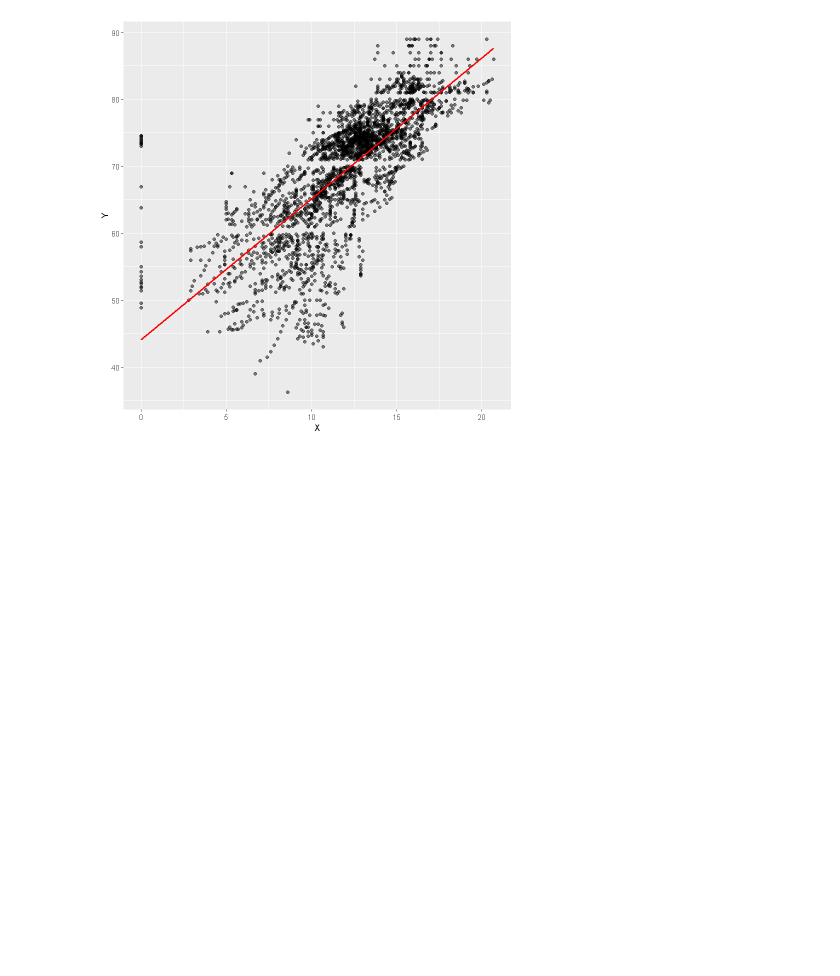
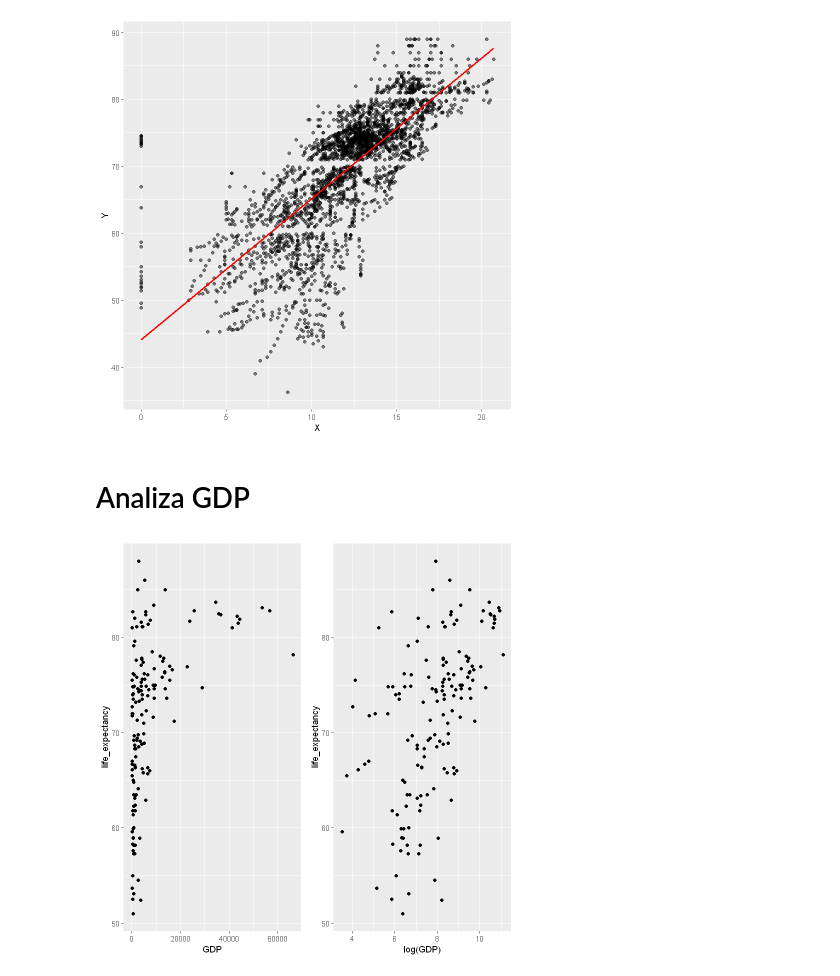
Before and after one commit to Szymex49/What_affects_life_expectancy-statistical_analysis, a Jupyter notebook: Wiktorowski.ipynb, the cells around one changed output. Cells and saved outputs as stored; diff of their text form; code cells hidden in the pictures; blank space fills up the shorter version.

```diff
--- a/Wiktorowski.ipynb
+++ b/Wiktorowski.ipynb
@@ -60,3 +64,13 @@ regression(df$schooling, df$life_expectancy)
 # %% [output]
 [1]  2.103453 44.108889
 [figure]
+# %% [markdown]
+# Analiza GDP
+# %%
+df2 <- data[(!is.na(data$GDP)) & (!is.na(data$life_expectancy)) & (data$year == 2015),]
+scat2 <- ggplot(data = df2, mapping = aes(x = GDP, y = life_expectancy)) + geom_point()
+# %%
+scat2_mod <- ggplot(data = df2, mapping = aes(x = log(GDP), y = life_expectancy)) + geom_point()
+plot_grid(scat2, scat2_mod)
+# %% [output]
+[figure, added]
```
Also changed, not shown: parts of 5 cells of this notebook, 1 other file.
